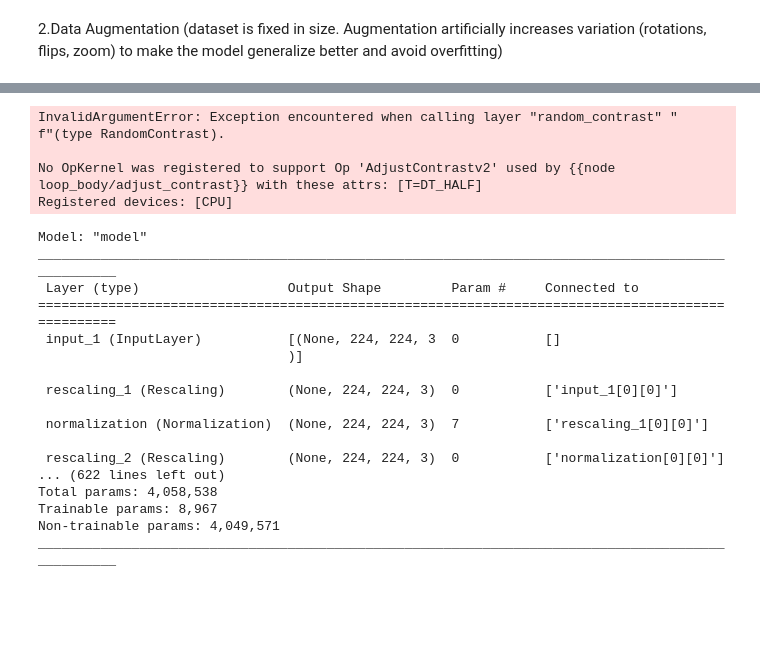
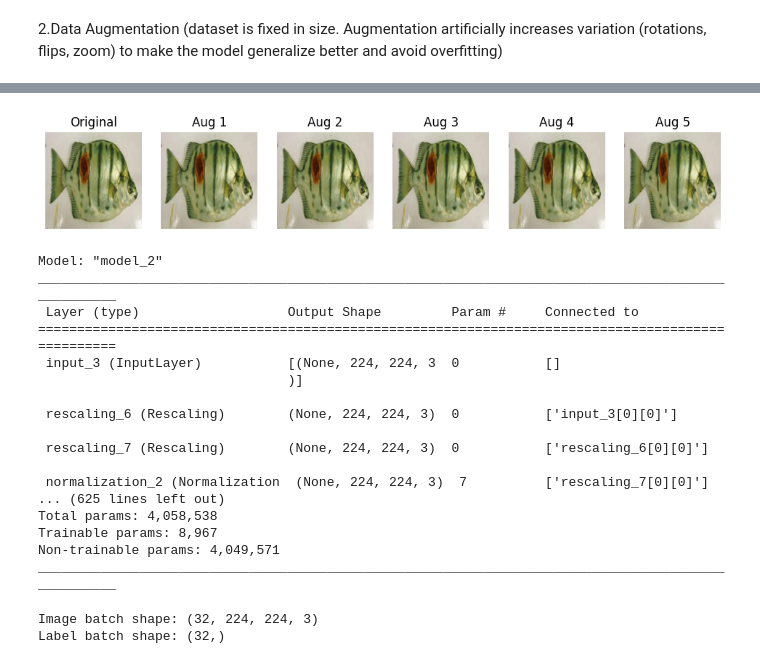
Before and after one commit to ShafeelxAhmed/Fish_Disease_Detection_using_ML, a Jupyter notebook: main.ipynb, the cells around one changed output, grey strips where cells are left out. Cells and saved outputs as stored; diff of their text form; code cells hidden in the pictures; blank space fills up the shorter version.

```diff
--- a/main.ipynb
+++ b/main.ipynb
@@ -98,5 +132,5 @@ data_augmentation = tf.keras.Sequential([
 # %%
-import matplotlib.pyplot as plt
+"""import matplotlib.pyplot as plt
 import numpy as np
 
 # Strong augmentation for demonstration
@@ -126,5 +160,5 @@ for i in range(5):
     plt.title(f"Aug {i+1}")
     plt.axis('off')
 
-plt.show()
+plt.show()"""
 # %% [output]
@@ -148,9 +165,6 @@ WARNING:tensorflow:Using a while_loop for converting AdjustContrastv2 cause Inpu
-InvalidArgumentError: Exception encountered when calling layer "random_contrast" "                 f"(type RandomContrast).
-
-No OpKernel was registered to support Op 'AdjustContrastv2' used by {{node loop_body/adjust_contrast}} with these attrs: [T=DT_HALF]
-Registered devices: [CPU]
+[figure, added]
 # %%
-from tensorflow.keras.applications import EfficientNetB0
+"""from tensorflow.keras.applications import EfficientNetB0
 from tensorflow.keras.layers import GlobalAveragePooling2D, Dense, Dropout
 from tensorflow.keras.models import Model
 
@@ -171,22 +185,61 @@ outputs = Dense(7, activation='softmax')(x)  # 7 = number of fish classes
 
 model = Model(inputs=base_model.input, outputs=outputs)
 
+model.summary()"""
+
+from tensorflow.keras.applications import EfficientNetB0
+from tensorflow.keras.layers import GlobalAveragePooling2D, Dense, Dropout, Rescaling, Input
+from tensorflow.keras.models import Model
+from tensorflow.keras.optimizers import Adam
+
+# 1️⃣ Define the input tensor
+input_tensor = Input(shape=IMG_SIZE + (3,))
+
+# 2️⃣ CRUCIAL FIX: Add Rescaling layer INSIDE the model
+# This normalizes pixel values from [0-255] to [0-1]
+x = Rescaling(1./255)(input_tensor)
+
+# 3️⃣ Load EfficientNetB0 base (pre-trained on ImageNet)
+base_model = EfficientNetB0(
+    weights='imagenet',
+    include_top=False,
+    input_tensor=x # Connect Rescaling output to the base model
+)
+
+base_model.trainable = False   # Freeze feature extractor for initial training
+
+# 4️⃣ Add custom classification head
+x = base_model.output
+x = GlobalAveragePooling2D()(x)
+x = Dropout(0.3)(x)
+# Ensure the final layer uses float32 output for numerical stability with mixed_float16
+outputs = Dense(num_classes, activation='softmax', dtype='float32')(x)
+
+model = Model(inputs=input_tensor, outputs=outputs)
+
 model.summary()
 # %% [output]
-Model: "model"
+Model: "model_2"
 __________________________________________________________________________________________________
  Layer (type)                   Output Shape         Param #     Connected to
 ==================================================================================================
- input_1 (InputLayer)           [(None, 224, 224, 3  0           []
+ input_3 (InputLayer)           [(None, 224, 224, 3  0           []
                                 )]
 
- rescaling_1 (Rescaling)        (None, 224, 224, 3)  0           ['input_1[0][0]']
+ rescaling_6 (Rescaling)        (None, 224, 224, 3)  0           ['input_3[0][0]']
 
- normalization (Normalization)  (None, 224, 224, 3)  7           ['rescaling_1[0][0]']
+ rescaling_7 (Rescaling)        (None, 224, 224, 3)  0           ['rescaling_6[0][0]']
 
- rescaling_2 (Rescaling)        (None, 224, 224, 3)  0           ['normalization[0][0]']
-... (622 lines left out)
+ normalization_2 (Normalization  (None, 224, 224, 3)  7          ['rescaling_7[0][0]']
+... (625 lines left out)
 Total params: 4,058,538
 Trainable params: 8,967
 Non-trainable params: 4,049,571
 __________________________________________________________________________________________________
+# %%
+"""for images, labels in train_ds.take(1):
+    print("Image batch shape:", images.shape)
+    print("Label batch shape:", labels.shape)"""
+# %% [output]
+Image batch shape: (32, 224, 224, 3)
+Label batch shape: (32,)
```
Also changed, not shown: parts of 12 cells of this notebook, 3 other files.
